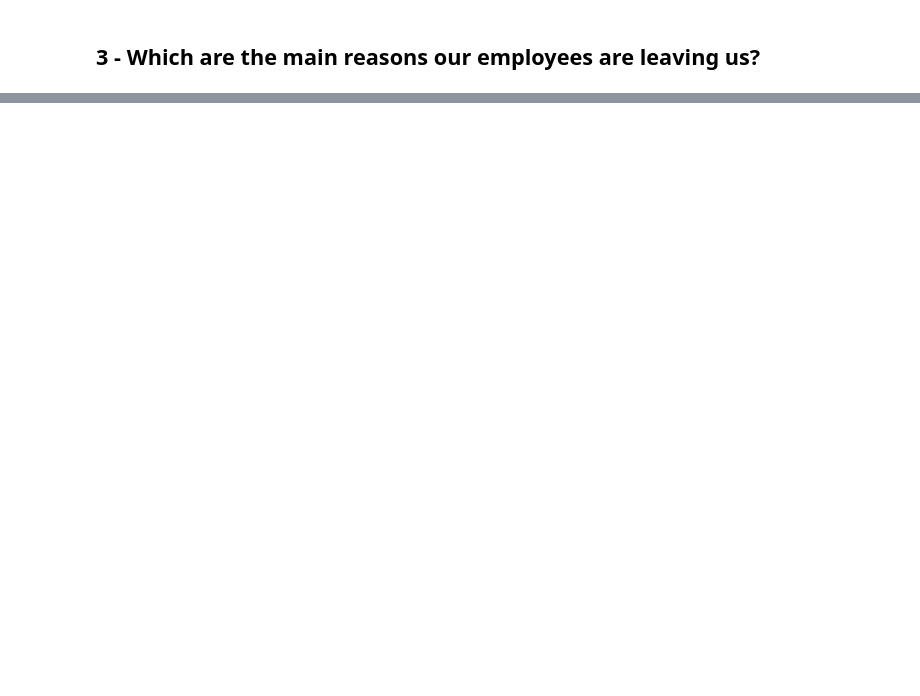
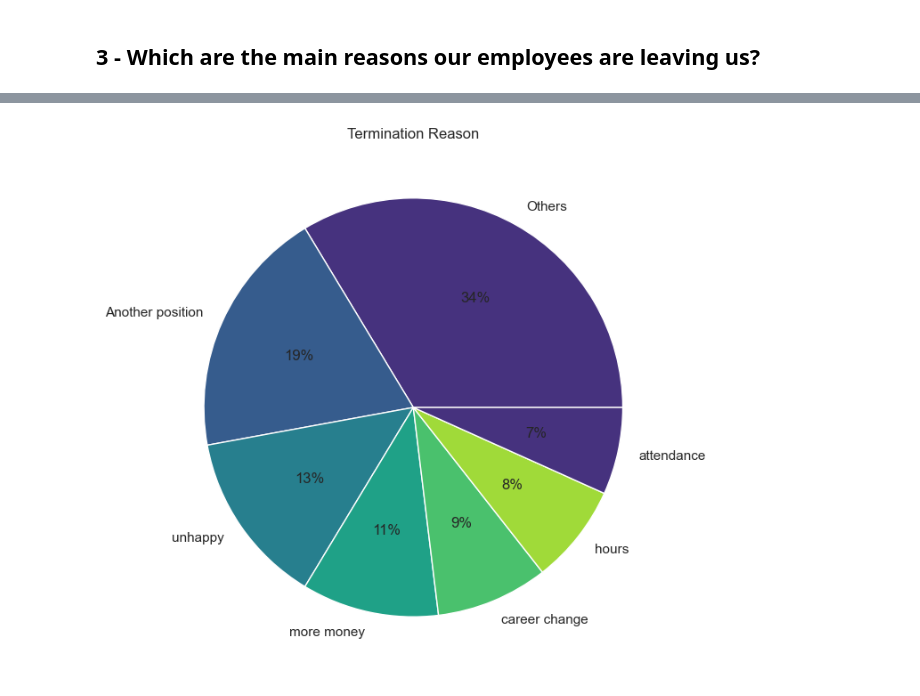
Before and after one commit to PaulBeBo/HackathonHR, a Jupyter notebook: scripts/HackathonHR_Paul.ipynb, the cells around one changed output, grey strips where cells are left out. Cells and saved outputs as stored; diff of their text form; code cells hidden in the pictures; blank space fills up the shorter version.

```diff
--- a/scripts/HackathonHR_Paul.ipynb
+++ b/scripts/HackathonHR_Paul.ipynb
@@ -396,0 +455,4 @@ Text(0.5, 1.0, 'Employee Performance by Manager')
+# %%
+#we can see that there is a value of N/A-StillEmployed that we are not interested in. For that, we will create a new df whit all this values removed
+df_terminated = df[df['TermReason'] != 'N/A-StillEmployed']
+df_terminated['TermReason'].value_counts()
@@ -396,0 +478,9 @@ Text(0.5, 1.0, 'Employee Performance by Manager')
+# %%
+#we see there is a lot of categories in the 'TermReason' column, so we will group the less frequent ones in one category called 'Others' (and also, there are some "reasons" that doesn't make sense)
+# List of string values to merge into 'Others'
+merge_values = ['Another position','unhappy','more money','career change','hours','attendance']
+
+# Replace rows with merge_values with 'Others'
+df_terminated.loc[~df_terminated['TermReason'].isin(merge_values), 'TermReason'] = 'Others'
+
+df_terminated['TermReason'].value_counts()
@@ -396,0 +496,17 @@ Text(0.5, 1.0, 'Employee Performance by Manager')
+# %%
+#if we represent these data in a pie chart, this is how it will look like
+plt.figure(figsize=(10, 6))
+palette_color = sns.color_palette('viridis')
+
+# Count the occurrences of each category in 'TermReason' column
+term_reason_counts = df_terminated['TermReason'].value_counts()
+
+# Plotting data on the chart
+plt.pie(term_reason_counts, labels=term_reason_counts.index, colors=palette_color, autopct='%.0f%%')
+
+plt.title('Termination Reason')
+
+# Displaying the chart
+plt.show()
+# %% [output]
+[figure, added]
```
Also changed, not shown: parts of 12 cells of this notebook.
